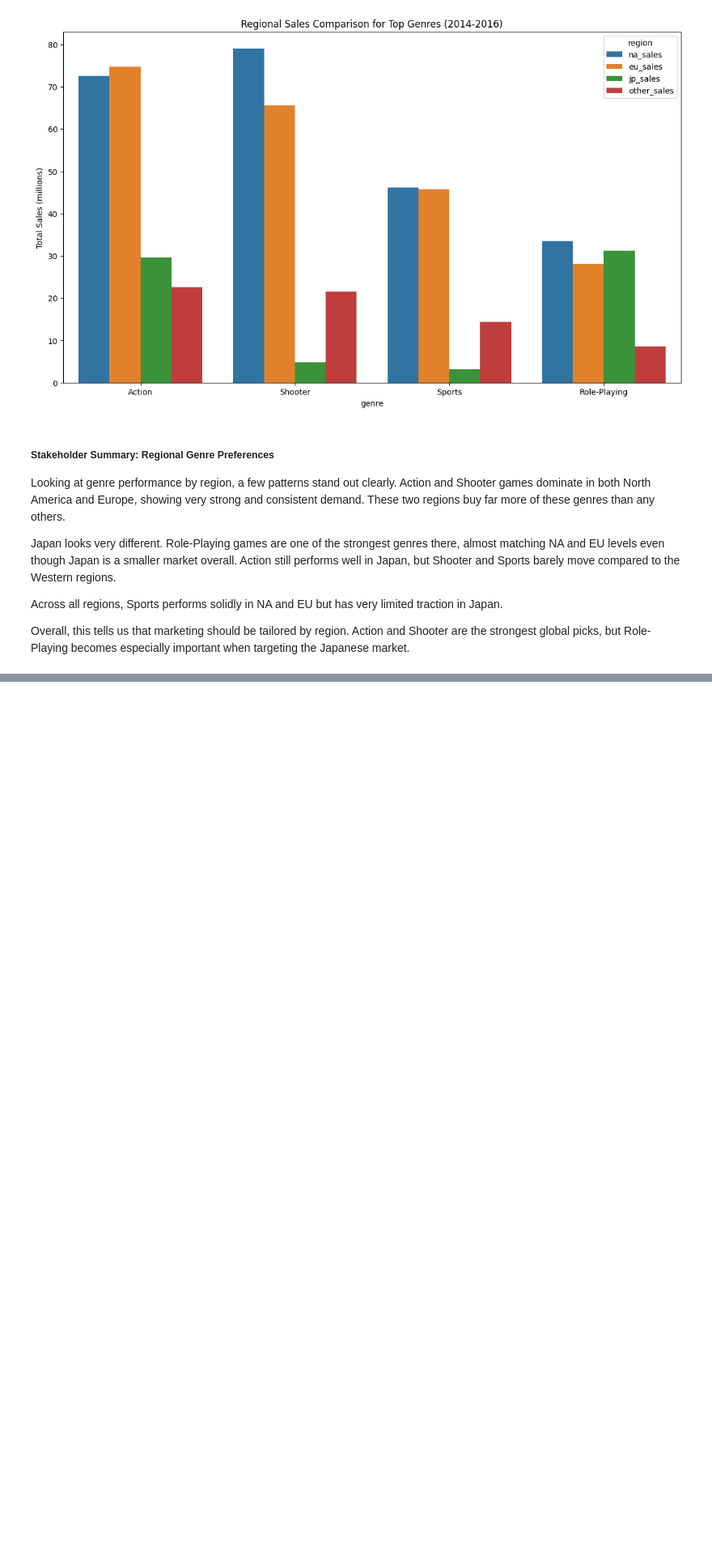
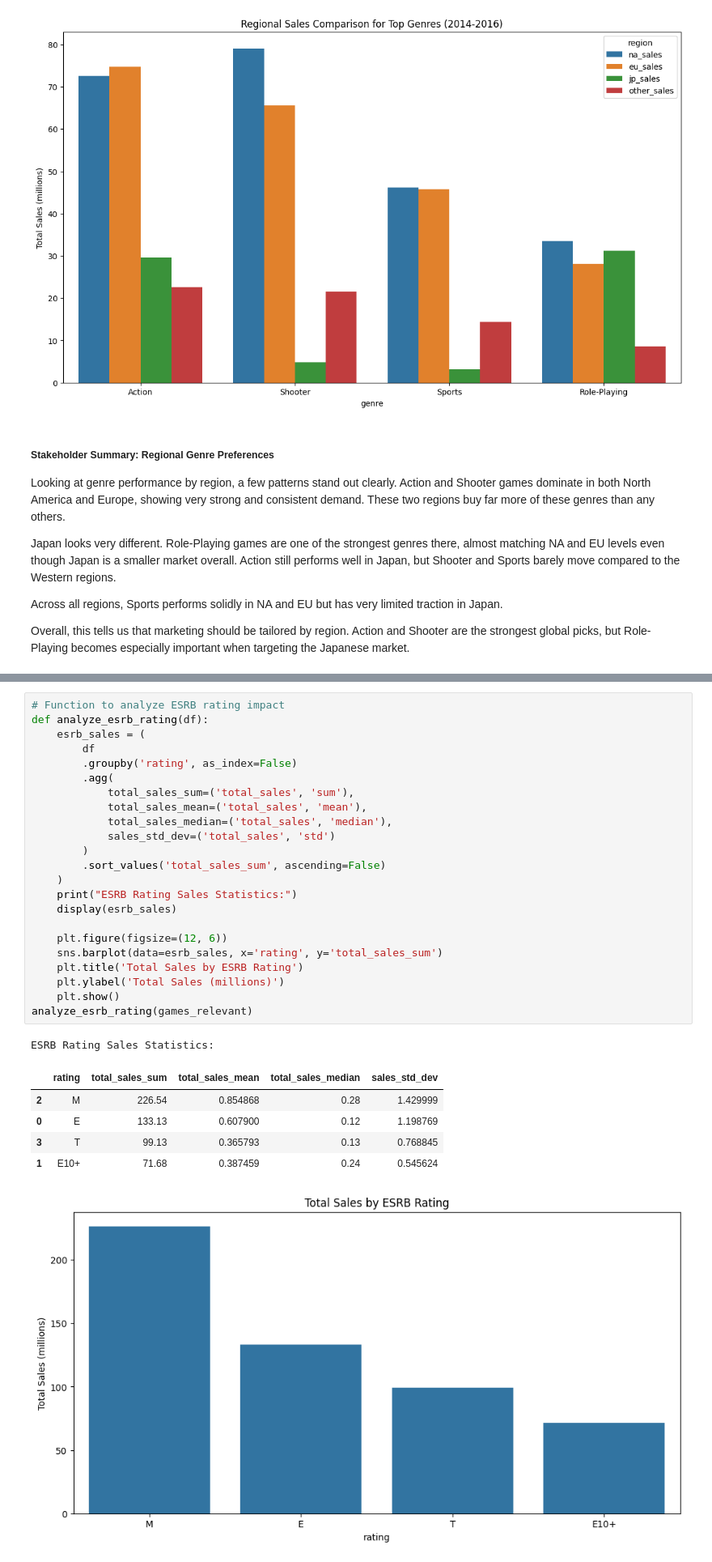
Before and after one commit to the-buike/game-sales-trends-2016-2017, a Jupyter notebook: games.ipynb, the cells around one changed output, grey strips where cells are left out. Shown at 81% size. Cells and saved outputs as stored; diff of their text form; blank space fills up the shorter version.

```diff
--- a/games.ipynb
+++ b/games.ipynb
@@ -1152,0 +1157,31 @@ Overall, this tells us that marketing should be tailored by region. Action and S
+# %%
+# Function to analyze ESRB rating impact
+def analyze_esrb_rating(df):
+    esrb_sales = (
+        df
+        .groupby('rating', as_index=False)
+        .agg(
+            total_sales_sum=('total_sales', 'sum'),
+            total_sales_mean=('total_sales', 'mean'),
+            total_sales_median=('total_sales', 'median'),
+            sales_std_dev=('total_sales', 'std')
+        )
+        .sort_values('total_sales_sum', ascending=False)
+    )
+    print("ESRB Rating Sales Statistics:")
+    display(esrb_sales)
+
+    plt.figure(figsize=(12, 6))
+    sns.barplot(data=esrb_sales, x='rating', y='total_sales_sum')
+    plt.title('Total Sales by ESRB Rating')
+    plt.ylabel('Total Sales (millions)')
+    plt.show()
+analyze_esrb_rating(games_relevant)
+# %% [output]
+ESRB Rating Sales Statistics:
+|  | rating | total_sales_sum | total_sales_mean | total_sales_median | sales_std_dev |
+| 2 | M | 226.54 | 0.854868 | 0.28 | 1.429999 |
+| 0 | E | 133.13 | 0.607900 | 0.12 | 1.198769 |
+| 3 | T | 99.13 | 0.365793 | 0.13 | 0.768845 |
+| 1 | E10+ | 71.68 | 0.387459 | 0.24 | 0.545624 |
+[figure, added]
```
Also changed, not shown: parts of 14 cells of this notebook.
